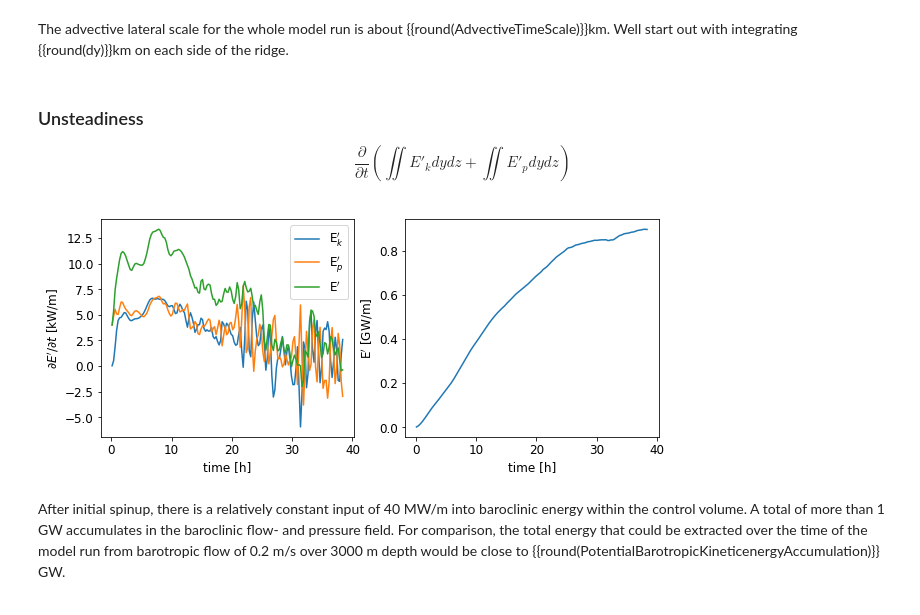
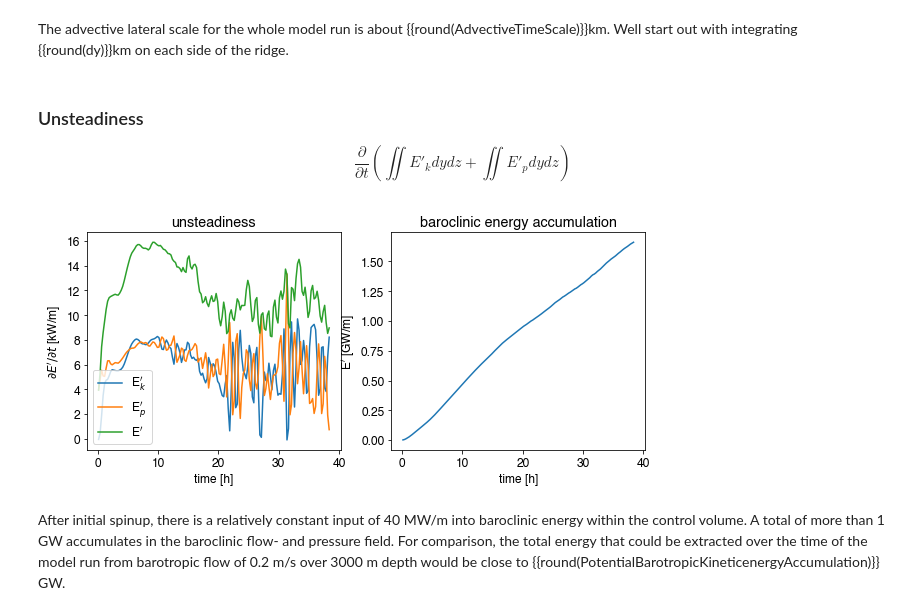
Before and after one commit to gunnarvoet/flow-across-bump, a Jupyter notebook: analysis/bump_analysis_energy.ipynb, the cells around one changed output. Drawn from its saved outputs; the diff is of its cells as text; code cells hidden in the pictures.

```diff
--- a/analysis/bump_analysis_energy.ipynb
+++ b/analysis/bump_analysis_energy.ipynb
@@ -563,13 +454,13 @@ Terms of the baroclinic energy equations. Different to Kang (2011) we'll do this
 AdvectiveTimeScale = 0.2*time[-1]*3600/1e3
 # %%
 # integrate over this distance in km left and right of the ridge
-dy = 10
+dy = 50
 yi = np.squeeze(np.where( (dist>my-dy) & (dist<my+dy) ))
 # %% [markdown]
 The advective lateral scale for the whole model run is about {{round(AdvectiveTimeScale)}}km. Well start out with integrating {{round(dy)}}km on each side of the ridge.
 # %% [markdown]
 ### Unsteadiness
-$$ \frac{\partial}{\partial t} (\iint E'_k dy dz + \iint E'_p dy dz)$$
+$$ \frac{\partial}{\partial t} \left( \iint E'_k dy dz + \iint E'_p dy dz \right) $$
 # %%
 EkpVI = np.sum(EkpDepthIntegral[:,yi]*dyF[yi],axis=1) # VI stands for volume integral
 EppVI = np.sum(EppDepthIntegral[:,yi]*dyF[yi],axis=1) # VI stands for volume integral
@@ -580,15 +471,15 @@ BC_Unsteadiness = dEkpVIdt+dEppVIdt
 # %%
 fig,ax = plt.subplots(nrows=1,ncols=2,figsize=(10,4))
 # fig,ax = gvf.newfig()
 ax[0].plot(time,dEkpVIdt/1e3,label='E$^\prime_k$')
 ax[0].plot(time,dEppVIdt/1e3,label='E$^\prime_p$')
 ax[0].plot(time,BC_Unsteadiness/1e3,label='E$^\prime$')
-ax[0].set(xlabel='time [h]',ylabel='$\partial E^\prime / \partial t$ [kW/m]')
+ax[0].set(xlabel='time [h]',ylabel='$\partial E^\prime / \partial t$ [kW/m]',title='unsteadiness')
 ax[0].legend()
 ax[1].plot(time,(EkpVI+EppVI)/1e9)
-ax[1].set(ylabel='E$^\prime$ [GW/m]',xlabel='time [h]');
+ax[1].set(ylabel='E$^\prime$ [GW/m]',xlabel='time [h]',title='baroclinic energy accumulation');
 # %% [output]
-[figure, old version]
+[figure, new version]
 # %%
 PotentialBarotropicKineticenergyAccumulation = 1/2*rho0*0.2**2*3000*time[-1]*3600/1e9
 # %% [markdown]
```
Also changed, not shown: parts of 106 cells of this notebook.
